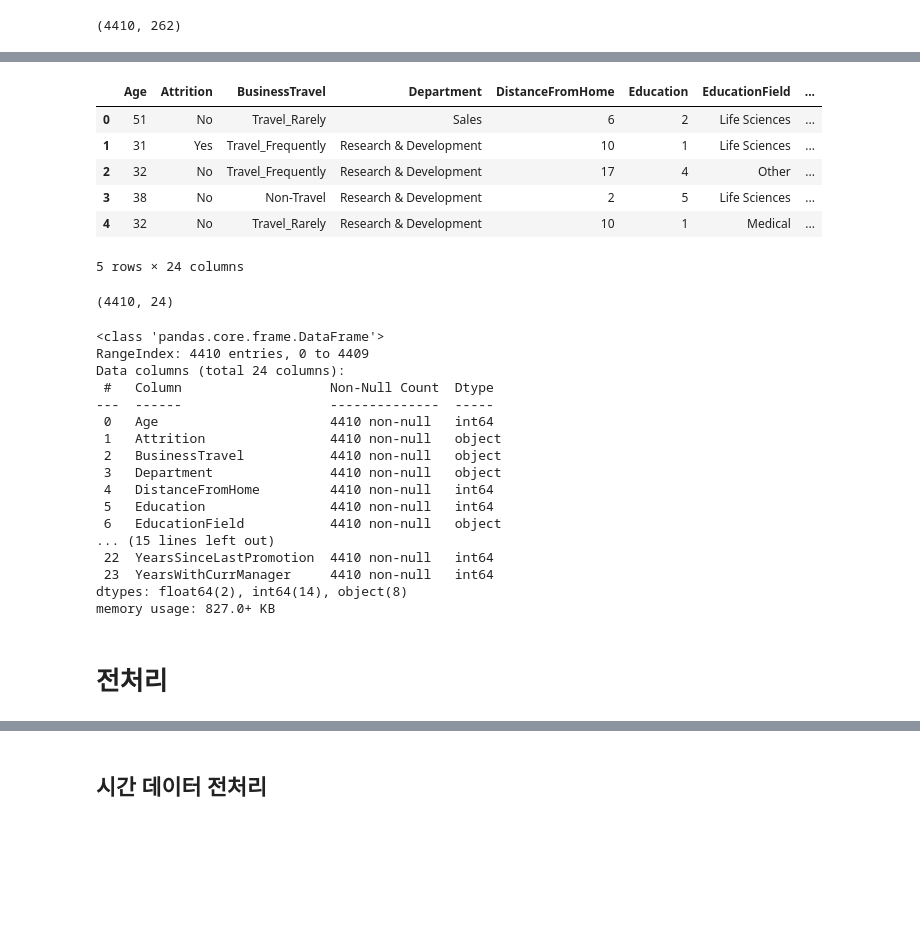
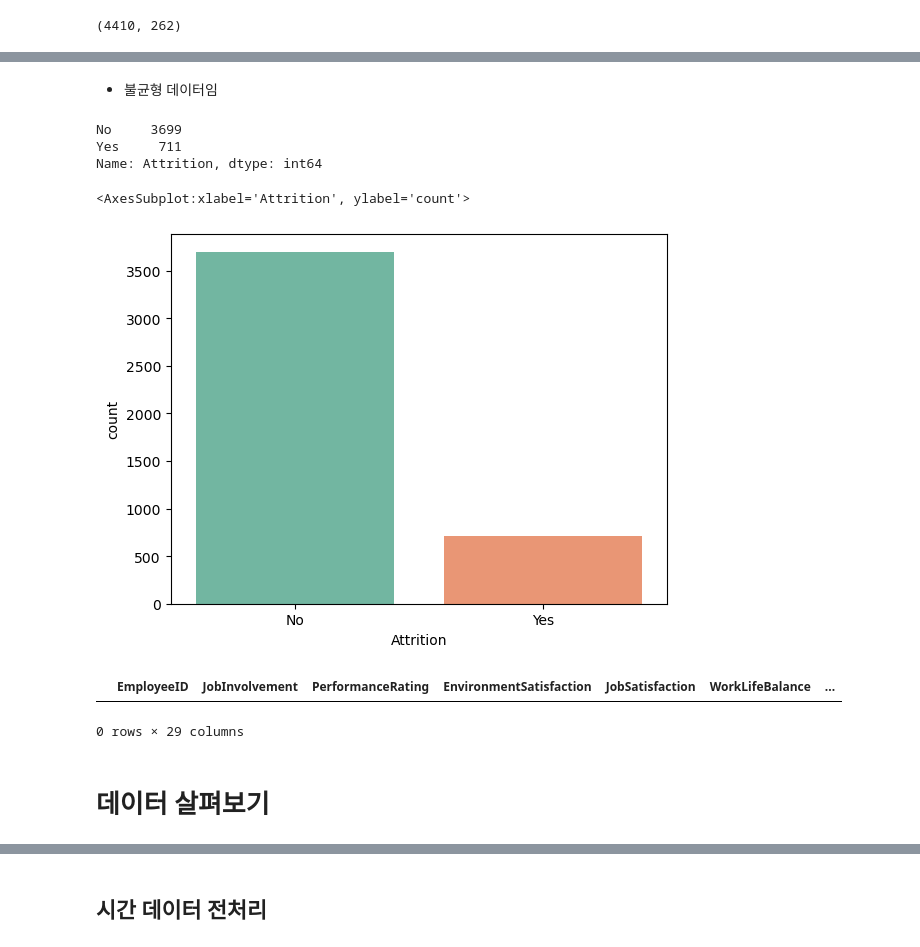
Before and after one commit to JounKK/AIS8_Final_HRA, a Jupyter notebook: 조은/final_proj_joun.ipynb, the cells around one changed output, grey strips where cells are left out. Saved outputs shown, nothing was run; the diff lists cells and outputs as text; code cells hidden in the pictures; blank space fills up the shorter version.

```diff
--- a/조은/final_proj_joun.ipynb
+++ b/조은/final_proj_joun.ipynb
@@ -19,18 +20,14 @@ import matplotlib.pyplot as plt
 ## 파일 불러오기
 # %%
 # 파일 불러오기
-base_path = '/Users/jomac/Desktop/final'
+base_path = '/Users/jomac/Desktop/final/hr_analytics_data'
 
 # 출퇴근 시간
 in_time = pd.read_csv(f"{base_path}/in_time.csv")
 out_time = pd.read_csv(f"{base_path}/out_time.csv")
 
-# survey data
-manager_survey_data = pd.read_csv(f"{base_path}/manager_survey_data.csv")
-employee_survey_data = pd.read_csv(f"{base_path}/employee_survey_data.csv")
-
-# 기본 정보 데이터
-general_data = pd.read_csv(f"{base_path}/general_data.csv")
+# raw 데이터
+df_raw = pd.read_csv(f"{base_path}/hr_concat_wotime.csv")
 # %% [markdown]
 ## 파일 확인하기
 # %% [markdown]
@@ -132,36 +106,20 @@ memory usage: 137.9 KB
-# %%
-general_data.head()
-# %% [output]
-|  | Age | Attrition | BusinessTravel | Department | DistanceFromHome | Education | EducationField | ... |
-| 0 | 51 | No | Travel_Rarely | Sales | 6 | 2 | Life Sciences | ... |
-| 1 | 31 | Yes | Travel_Frequently | Research & Development | 10 | 1 | Life Sciences | ... |
-| 2 | 32 | No | Travel_Frequently | Research & Development | 17 | 4 | Other | ... |
-| 3 | 38 | No | Non-Travel | Research & Development | 2 | 5 | Life Sciences | ... |
-| 4 | 32 | No | Travel_Rarely | Research & Development | 10 | 1 | Medical | ... |
-5 rows × 24 columns
-# %%
-general_data.shape
-# %% [output]
-(4410, 24)
-# %%
-general_data.info()
-# %% [output]
-<class 'pandas.core.frame.DataFrame'>
-RangeIndex: 4410 entries, 0 to 4409
-Data columns (total 24 columns):
- #   Column                   Non-Null Count  Dtype
----  ------                   --------------  -----
- 0   Age                      4410 non-null   int64
- 1   Attrition                4410 non-null   object
- 2   BusinessTravel           4410 non-null   object
- 3   Department               4410 non-null   object
- 4   DistanceFromHome         4410 non-null   int64
- 5   Education                4410 non-null   int64
- 6   EducationField           4410 non-null   object
-... (15 lines left out)
- 22  YearsSinceLastPromotion  4410 non-null   int64
- 23  YearsWithCurrManager     4410 non-null   int64
-dtypes: float64(2), int64(14), object(8)
-memory usage: 827.0+ KB
+# %% [markdown]
+* 불균형 데이터임
+# %%
+df_raw["Attrition"].value_counts()
+# %% [output]
+No     3699
+Yes     711
+Name: Attrition, dtype: int64
+# %%
+sns.countplot(data=df_raw, x="Attrition", palette='Set2')
+# %% [output]
+<AxesSubplot:xlabel='Attrition', ylabel='count'>
+[figure, added]
+# %%
+df_raw[df_raw.duplicated(keep='first')]
+# %% [output]
+|  | EmployeeID | JobInvolvement | PerformanceRating | EnvironmentSatisfaction | JobSatisfaction | WorkLifeBalance | ... |
+0 rows × 29 columns
 # %% [markdown]
-# 전처리
+# 데이터 살펴보기
```
Also changed, not shown: parts of 35 cells of this notebook, 7 other files.
